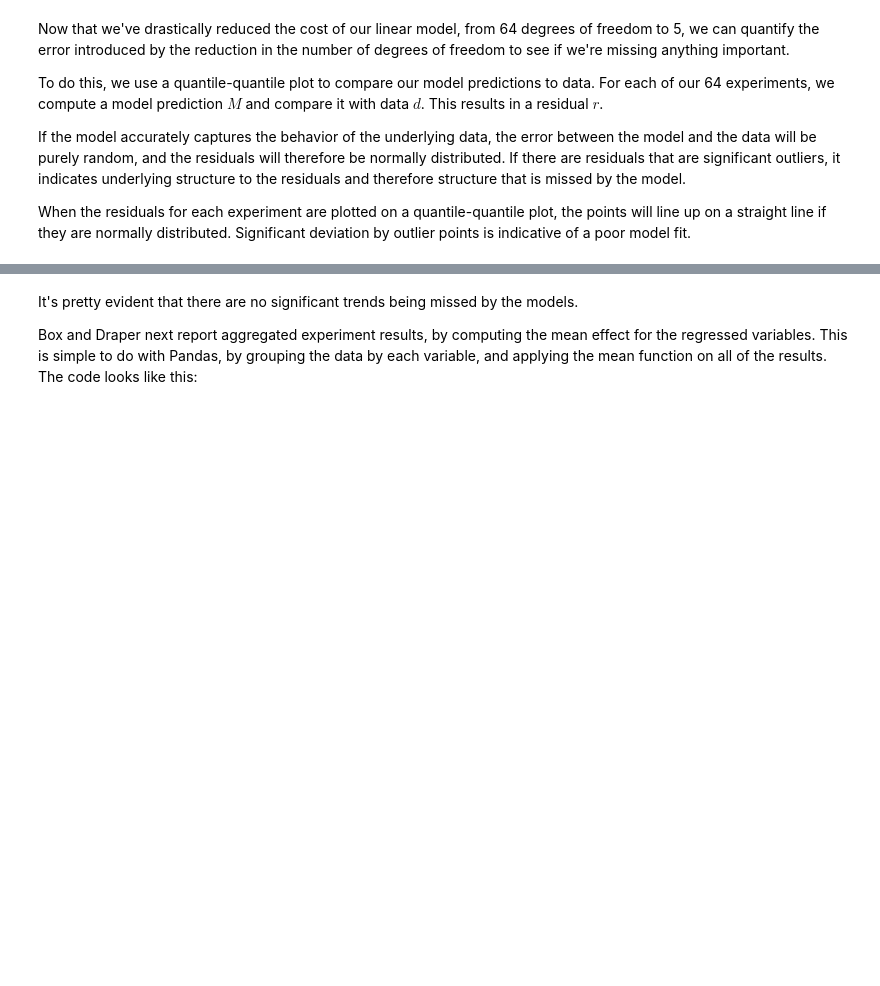
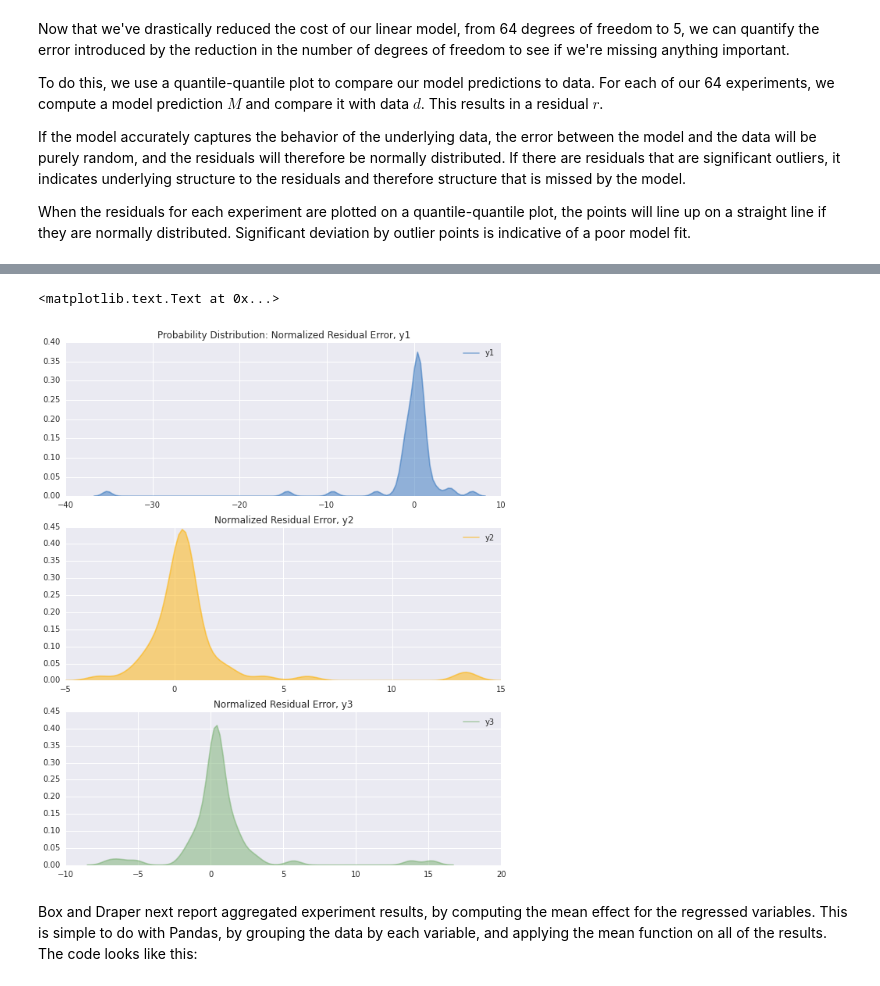
Before and after one commit to charlesreid1/empirical-model-building, a Jupyter notebook: ipython/Two-Level Factorial Designs (Chapter 4).ipynb, the cells around one changed output, grey strips where cells are left out. Saved outputs shown, nothing was run; the diff lists cells and outputs as text; code cells hidden in the pictures; blank space fills up the shorter version.

```diff
--- a/ipython/Two-Level Factorial Designs (Chapter 4).ipynb
+++ b/ipython/Two-Level Factorial Designs (Chapter 4).ipynb
@@ -474,6 +509,24 @@ pylab.show()
+# %%
+fig = figure(figsize=(10,12))
+ax1 = fig.add_subplot(311)
+ax2 = fig.add_subplot(312)
+ax3 = fig.add_subplot(313)
+axes = [ax1,ax2,ax3]
+
+colors = sns.xkcd_palette(["windows blue", "amber", "faded green", "dusty purple","aqua blue"])
+
+normed_resids = [r1/y1, r2/y2, r3/y3]
+
+for (dataa, axx, colorr) in zip(normed_resids,axes,colors):
+    sns.kdeplot(dataa, bw=0.5, ax=axx, color=colorr, shade=True, alpha=0.5);
+
+ax1.set_title('Probability Distribution: Normalized Residual Error, y1')
+ax2.set_title('Normalized Residual Error, y2')
+ax3.set_title('Normalized Residual Error, y3')
+# %% [output]
+<matplotlib.text.Text at 0x...>
+[figure, added]
 # %% [markdown]
-It's pretty evident that there are no significant trends being missed by the models.
-
 Box and Draper next report aggregated experiment results, by computing the mean effect for the regressed variables. This is simple to do with Pandas, by grouping the data by each variable, and applying the mean function on all of the results. The code looks like this:
 # %%
 # Our original regression variables
```
Also changed, not shown: parts of 23 cells of this notebook.
